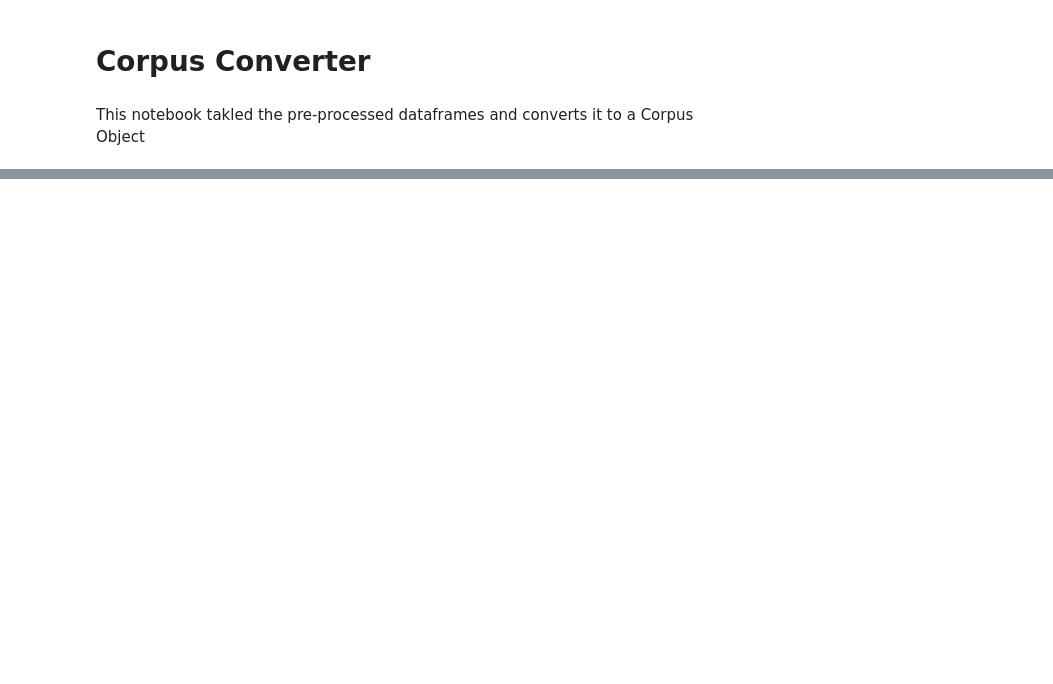
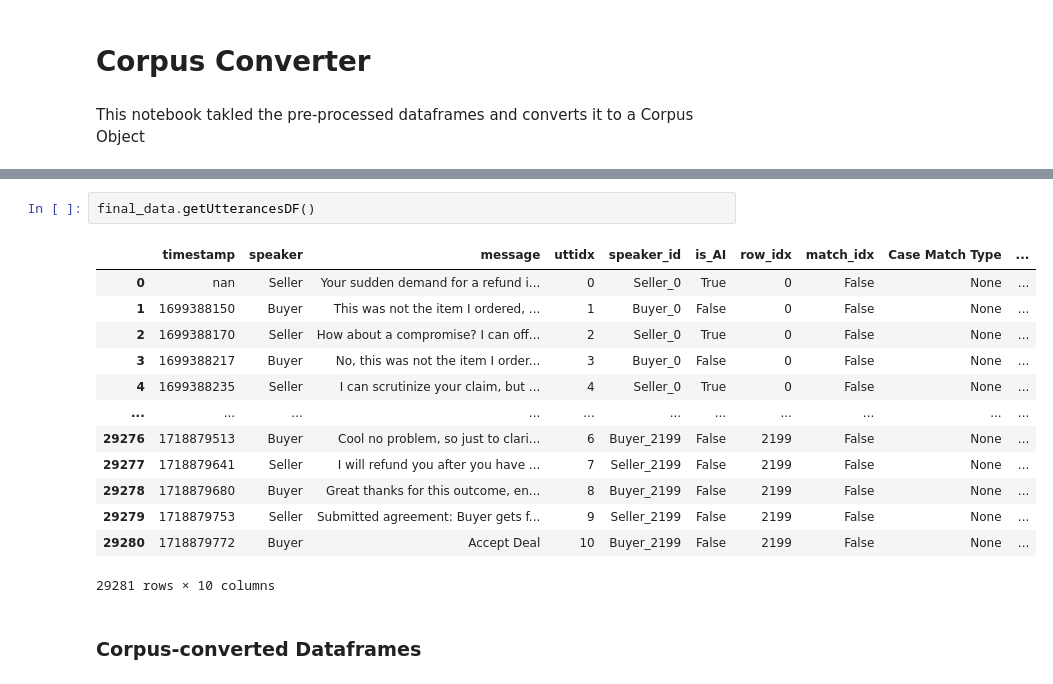
Before and after one commit to mishkin101/ConvoKit_Disputes, a Jupyter notebook: src/corpus_converter.ipynb, the cells around one changed output, grey strips where cells are left out. Cells and saved outputs as stored; diff of their text form; blank space fills up the shorter version.

Commit message:
"Finished coprus converted-- some bugs witjh number of convos"

```diff
--- a/src/corpus_converter.ipynb
+++ b/src/corpus_converter.ipynb
@@ -27,0 +51,18 @@ ValueError: malformed node or string on line 1: <ast.Name object at 0x...>
+# %%
+final_data.getUtterancesDF()
+# %% [output]
+|  | timestamp | speaker | message | uttidx | speaker_id | is_AI | row_idx | match_idx | Case Match Type | ... |
+| 0 | nan | Seller | Your sudden demand for a refund i... | 0 | Seller_0 | True | 0 | False | None | ... |
+| 1 | 1699388150 | Buyer | This was not the item I ordered, ... | 1 | Buyer_0 | False | 0 | False | None | ... |
+| 2 | 1699388170 | Seller | How about a compromise? I can off... | 2 | Seller_0 | True | 0 | False | None | ... |
+| 3 | 1699388217 | Buyer | No, this was not the item I order... | 3 | Buyer_0 | False | 0 | False | None | ... |
+| 4 | 1699388235 | Seller | I can scrutinize your claim, but ... | 4 | Seller_0 | True | 0 | False | None | ... |
+| ... | ... | ... | ... | ... | ... | ... | ... | ... | ... | ... |
+| 29276 | 1718879513 | Buyer | Cool no problem, so just to clari... | 6 | Buyer_2199 | False | 2199 | False | None | ... |
+| 29277 | 1718879641 | Seller | I will refund you after you have ... | 7 | Seller_2199 | False | 2199 | False | None | ... |
+| 29278 | 1718879680 | Buyer | Great thanks for this outcome, en... | 8 | Buyer_2199 | False | 2199 | False | None | ... |
+| 29279 | 1718879753 | Seller | Submitted agreement: Buyer gets f... | 9 | Seller_2199 | False | 2199 | False | None | ... |
+| 29280 | 1718879772 | Buyer | Accept Deal | 10 | Buyer_2199 | False | 2199 | False | None | ... |
+29281 rows × 10 columns
+# %% [markdown]
+### Corpus-converted Dataframes
```
Also changed, not shown: parts of 7 cells of this notebook, 6 other files.
